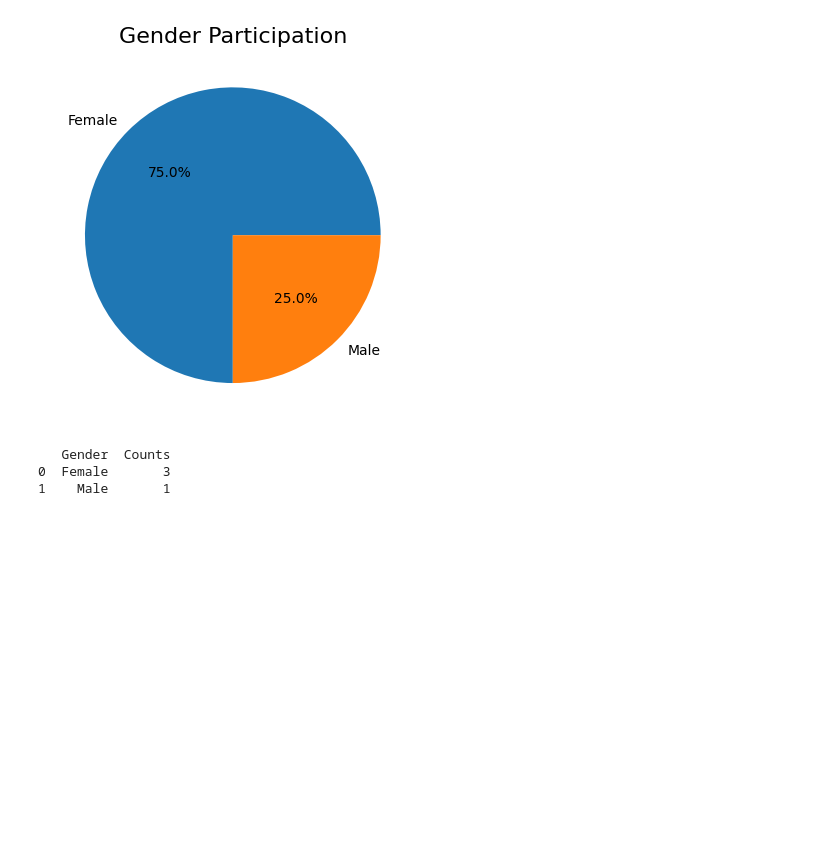
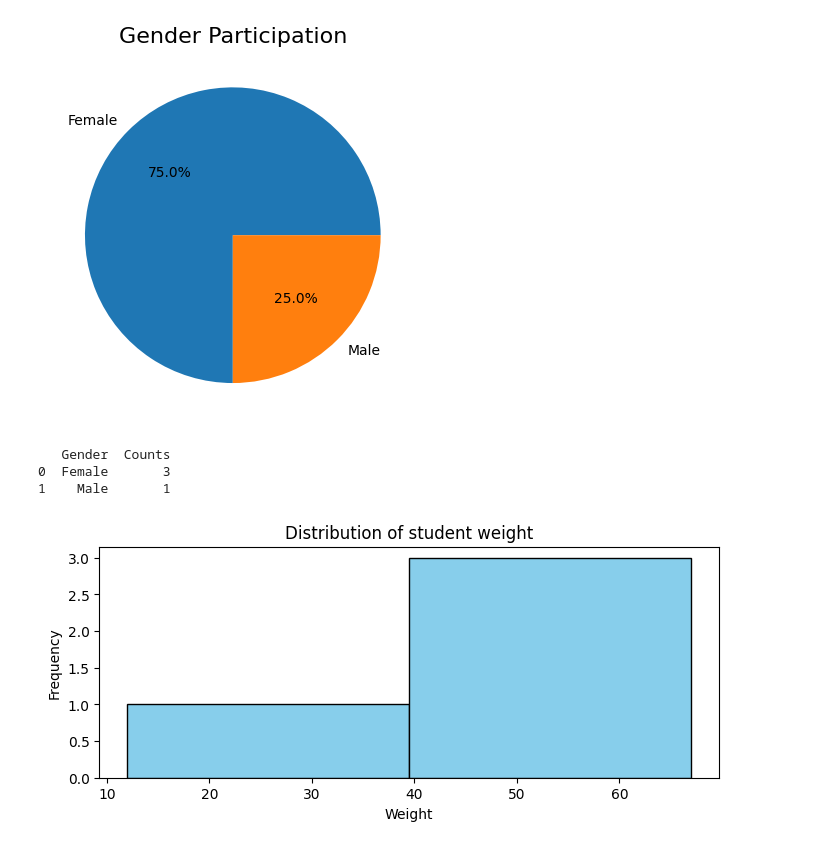
Before and after one commit to ub-victor/Python-Learning, a Jupyter notebook: Statistics-Probability/work-with-data.ipynb, the cells around one changed output. Drawn from its saved outputs; the diff is of its cells as text; code cells hidden in the pictures; blank space fills up the shorter version.

```diff
--- a/Statistics-Probability/work-with-data.ipynb
+++ b/Statistics-Probability/work-with-data.ipynb
@@ -216,3 +216,13 @@ print(summary)
 1    Male       1
 # %%
 import matplotlib.pyplot as plt
+
+
+plt.figure(figsize=(8,3))
+plt.hist(SL["weight"], bins=2, color="skyblue", edgecolor="black")
+plt.title("Distribution of student weight")
+plt.xlabel("Weight")
+plt.ylabel("Frequency")
+plt.show()
+# %% [output]
+[figure, added]
```
